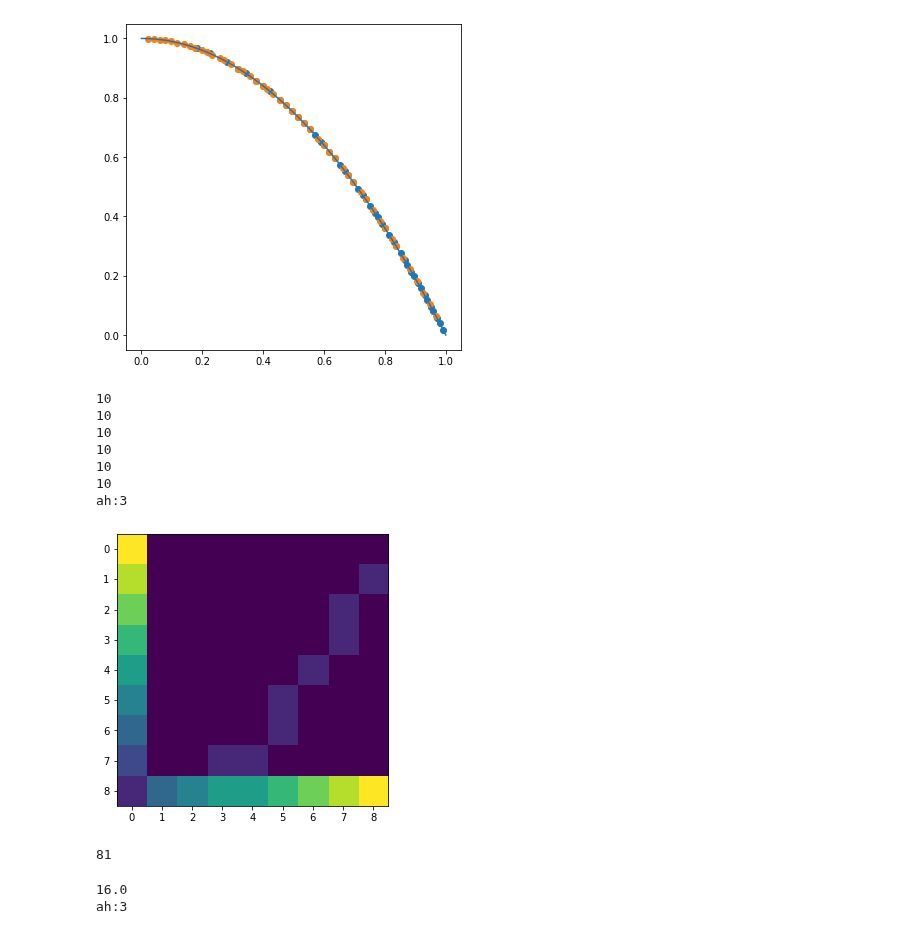
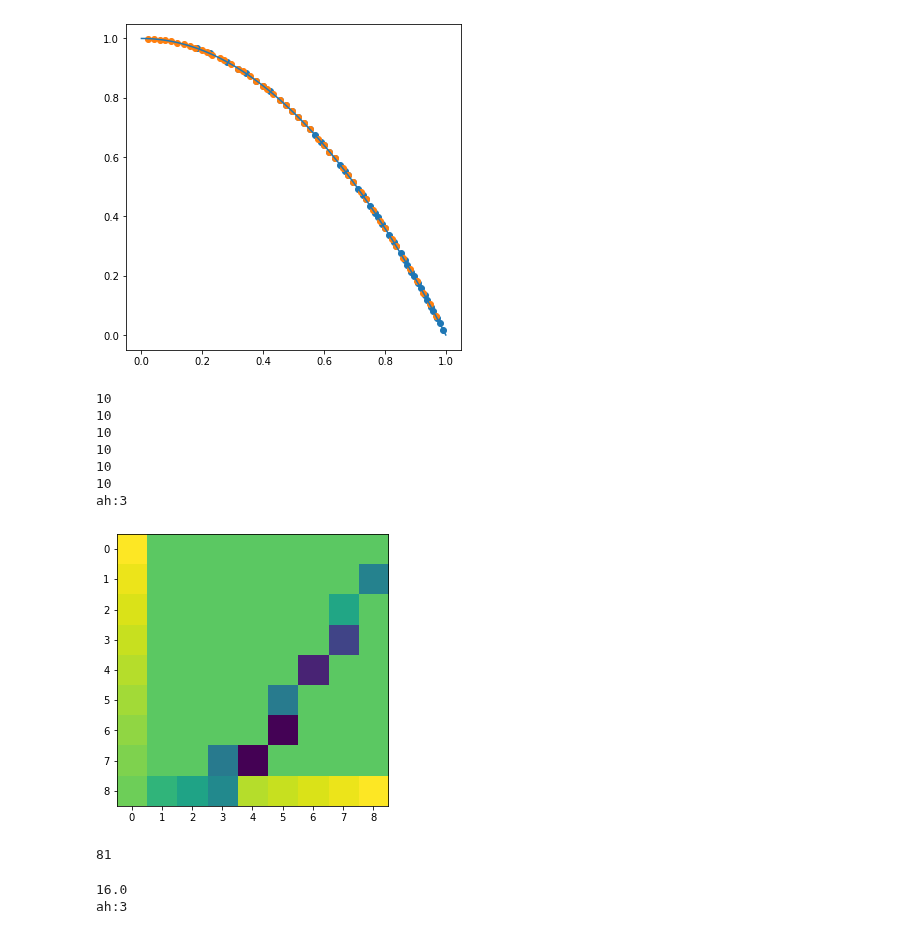
Before and after one commit to aledha/TMA4212-NumDiffDiff, a Jupyter notebook: Project 1/Jan copy.ipynb, the cells around one changed output. Saved outputs shown, nothing was run; the diff lists cells and outputs as text; code cells hidden in the pictures.

```diff
--- a/Project 1/Jan copy.ipynb
+++ b/Project 1/Jan copy.ipynb
@@ -231,7 +231,7 @@ def normal_dirichlet_paranolic_y(M):
 #
     for i in B:
 #
-        G[i[1]][i[0]] = 1 #f(float(D[j][0]),float(D[j][1]))
+        G[i[1]][i[0]] = f(float(D[j][0]),float(D[j][1]))
         j += 1
 #
     return (G)
@@ -248,7 +248,7 @@ def normal_dirichlet_paranolic_x(M):
 #
     for i in A:
 #
-        G[i[1]][i[0]] = 1 #f(float(C[j][0]),float(C[j][1]))
+        G[i[1]][i[0]] = f(float(C[j][0]),float(C[j][1]))
         j += 1
 #
     return (G)
@@ -280,34 +280,34 @@ r = np.zeros(M+1)
 b = np.arange(M+1)
 
 g2 = (normal_dirichlet([l, t, r, b], 1, 1))
 
 
 #G = np.flip(g2.reshape((M-1,M-1)), 0)
 g3 = normal_dirichlet_paranolic_y(M)
 g4 = normal_dirichlet_paranolic_x(M)
 
 g4 = checker(g3+g4)
 
 A  = (np.flip(g2.reshape((M-1,M-1)), 0))
 #print(g3)
 #print(g4)
 
 
 print("ah:"+str(len([3,2,1])))
 plt.figure(0, figsize = (5,5))
 plt.imshow(A+g4)
 plt.show()
 
 print(np.size(A))
 # %% [output]
 10
 10
 10
 10
 10
 10
 ah:3
-[figure, old version]
+[figure, new version]
 81
 # %%
 def ndiag(consts, offsets, N):
```
Also changed, not shown: parts of 2 cells of this notebook.
